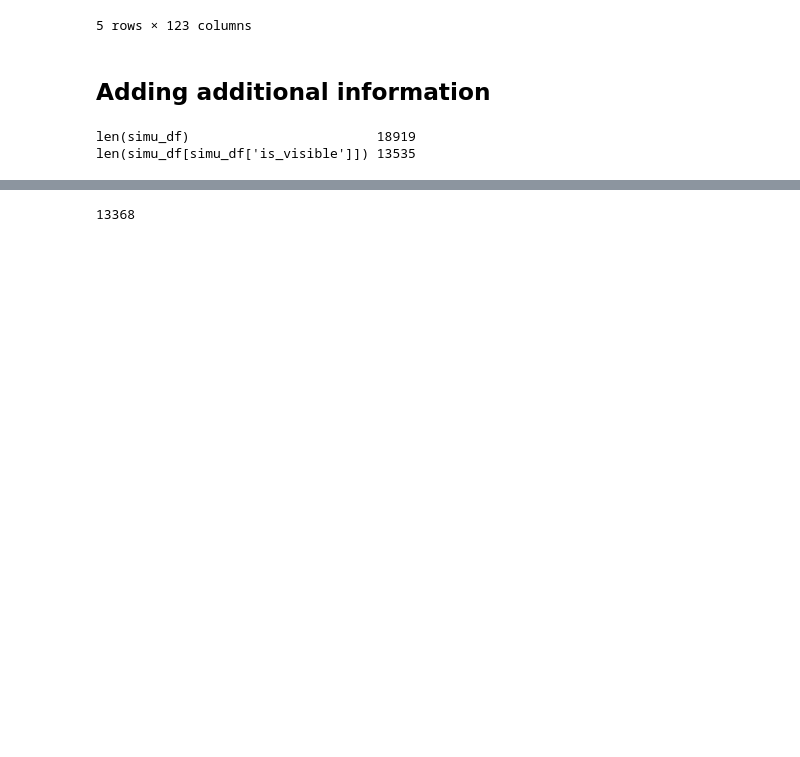
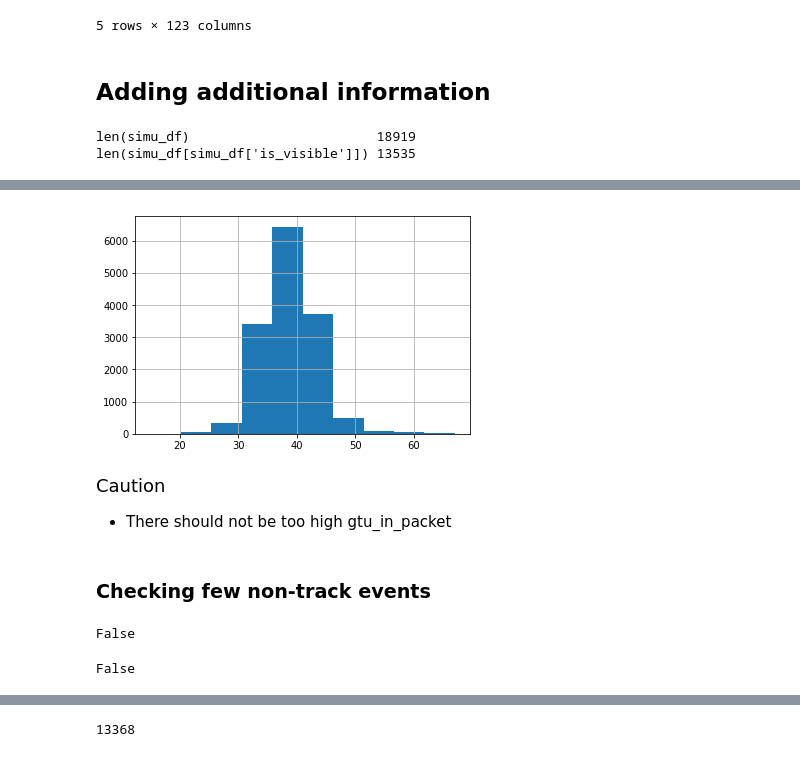
Before and after one commit to vrabelmichal/euso-patt-reco-notebooks, a Jupyter notebook: notebooks/ver4_machine_learning_trg_classification.ipynb, the cells around one changed output, grey strips where cells are left out. Cells and saved outputs as stored; diff of their text form; code cells hidden in the pictures; blank space fills up the shorter version.

Commit message:
started vork on trg_classification, not finished - need to remove completly empty events

```diff
--- a/notebooks/ver4_machine_learning_trg_classification.ipynb
+++ b/notebooks/ver4_machine_learning_trg_classification.ipynb
@@ -261,0 +292,20 @@ simu_bgf1_signal_track_events_df, simu_bgf1_signal_noisy_events_df = \
+# %%
+track_simu_bgf1_df['gtu_in_packet'].hist()
+plt.show()
+# %% [output]
+[figure, added]
+# %% [markdown]
+<big>Caution</big>
+- There should not be too high gtu_in_packet
+# %% [markdown]
+### Checking few non-track events
+# %%
+# 48941 should not be there !!!
+48941 in track_simu_bgf1_df['event_id'].values
+# %% [output]
+False
+# %%
+# 2112010 should not be there. PROBABLY - TOTO INVESTIGATE
+2112010 in track_simu_bgf1_df['event_id'].values
+# %% [output]
+False
```
Also changed, not shown: parts of 38 cells of this notebook.
